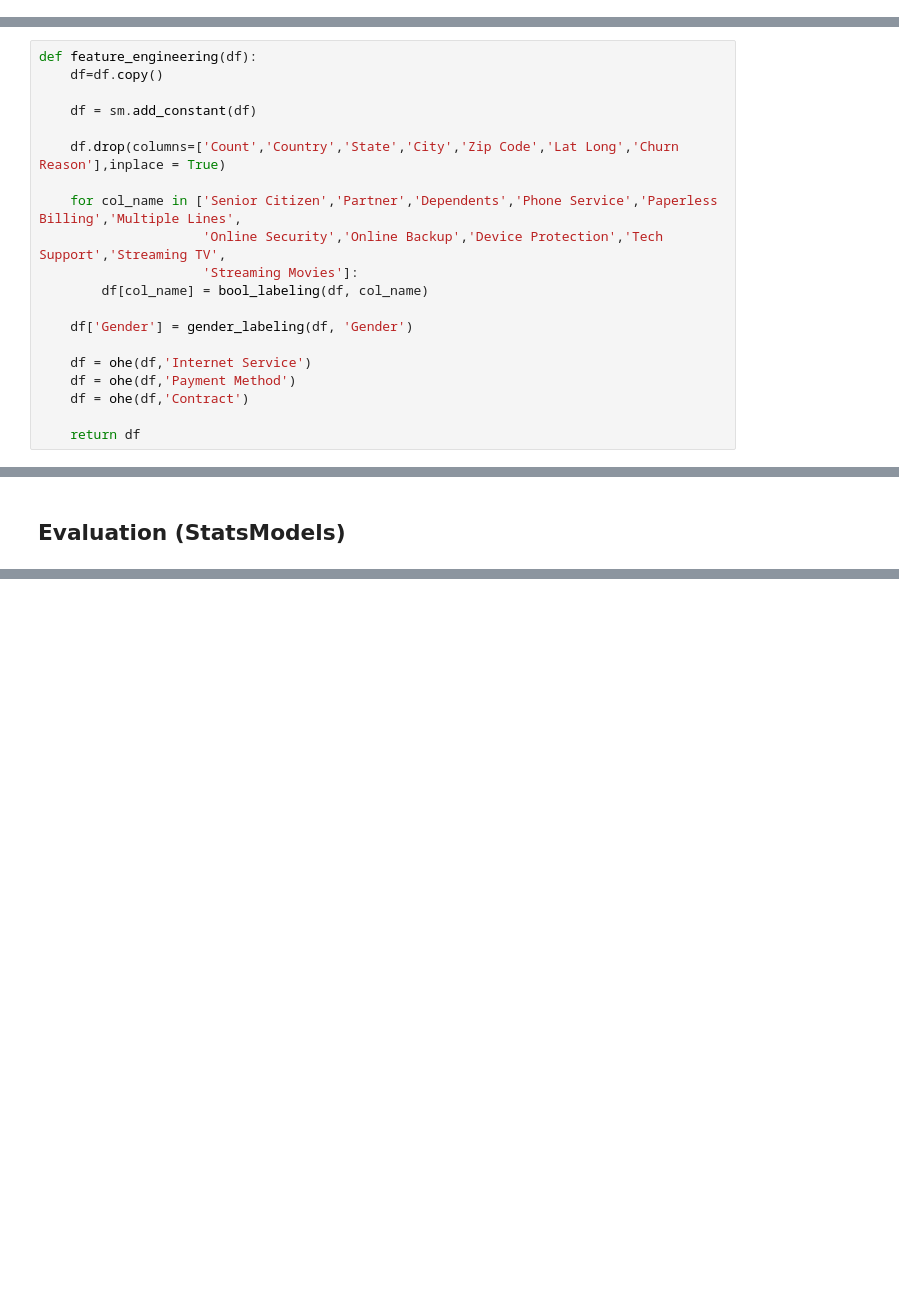
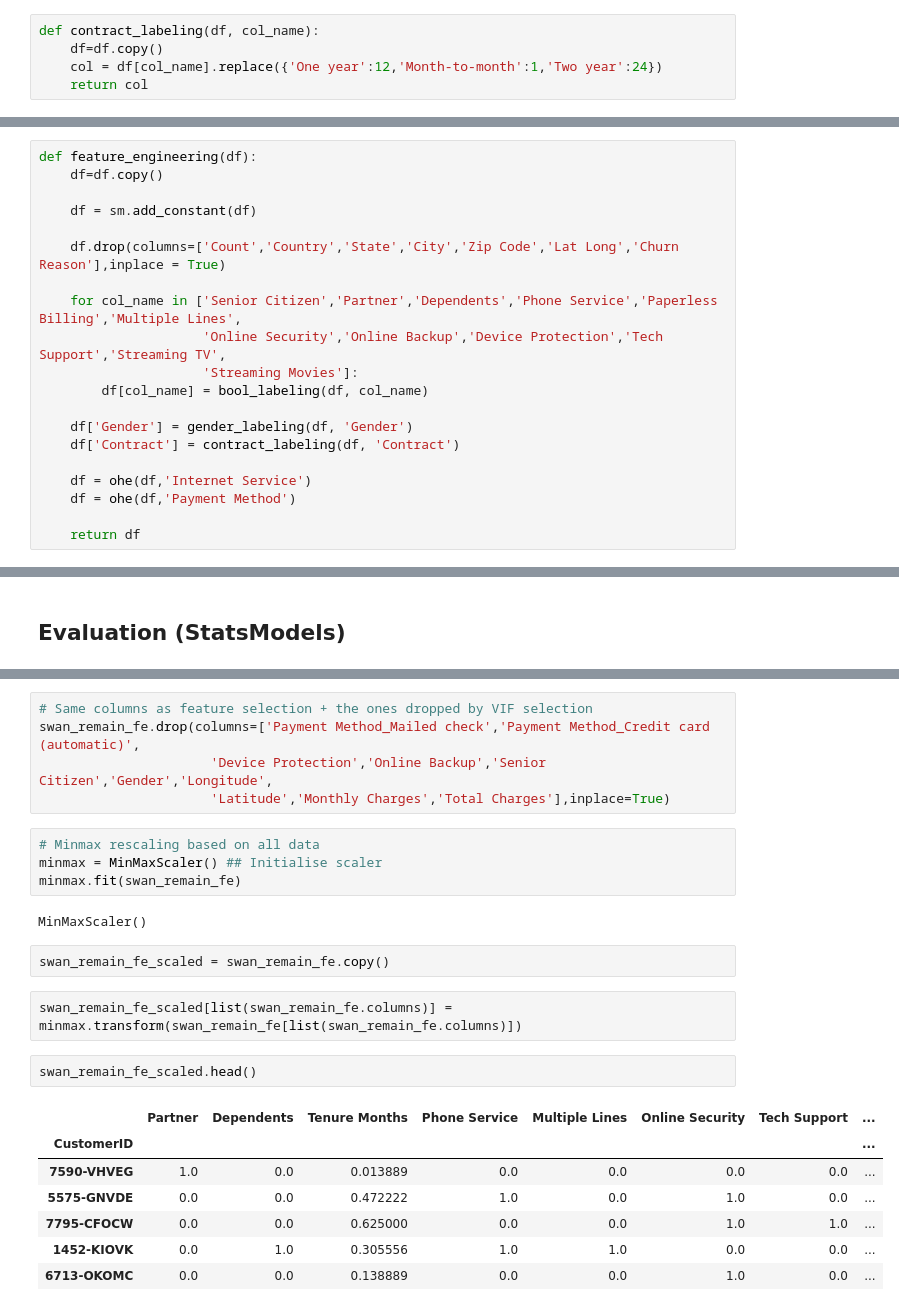
Before and after one commit to Aurelius-Blackwell/Customer_retention_analysis, a Jupyter notebook: Logreg V3.ipynb, the cells around one changed output, grey strips where cells are left out. Saved outputs shown, nothing was run; the diff lists cells and outputs as text; blank space fills up the shorter version.

```diff
--- a/Logreg V3.ipynb
+++ b/Logreg V3.ipynb
@@ -169,6 +169,11 @@ def gender_labeling(df, col_name):
     df = df.copy()
     col = df[col_name].replace({'Male':0,'Female':1,0:0,1:1})
     return col
+# %%
+def contract_labeling(df, col_name):
+    df=df.copy()
+    col = df[col_name].replace({'One year':12,'Month-to-month':1,'Two year':24})
+    return col
 # %%
 def ohe(df, col_name):
     df=df.copy()
@@ -188,9 +193,9 @@ def feature_engineering(df):
         df[col_name] = bool_labeling(df, col_name)
 
     df['Gender'] = gender_labeling(df, 'Gender')
+    df['Contract'] = contract_labeling(df, 'Contract')
 
     df = ohe(df,'Internet Service')
     df = ohe(df,'Payment Method')
-    df = ohe(df,'Contract')
 
     return df
@@ -394,0 +481,25 @@ Most_at_risk.tail()
+# %%
+# Same columns as feature selection + the ones dropped by VIF selection
+swan_remain_fe.drop(columns=['Payment Method_Mailed check','Payment Method_Credit card (automatic)',
+                      'Device Protection','Online Backup','Senior Citizen','Gender','Longitude',
+                      'Latitude','Monthly Charges','Total Charges'],inplace=True)
+# %%
+# Minmax rescaling based on all data
+minmax = MinMaxScaler() ## Initialise scaler
+minmax.fit(swan_remain_fe)
+# %% [output]
+MinMaxScaler()
+# %%
+swan_remain_fe_scaled = swan_remain_fe.copy()
+# %%
+swan_remain_fe_scaled[list(swan_remain_fe.columns)] = minmax.transform(swan_remain_fe[list(swan_remain_fe.columns)])
+# %%
+swan_remain_fe_scaled.head()
+# %% [output]
+|  | Partner | Dependents | Tenure Months | Phone Service | Multiple Lines | Online Security | Tech Support | ... |
+| CustomerID |  |  |  |  |  |  |  | ... |
+| 7590-VHVEG | 1.0 | 0.0 | 0.013889 | 0.0 | 0.0 | 0.0 | 0.0 | ... |
+| 5575-GNVDE | 0.0 | 0.0 | 0.472222 | 1.0 | 0.0 | 1.0 | 0.0 | ... |
+| 7795-CFOCW | 0.0 | 0.0 | 0.625000 | 0.0 | 0.0 | 1.0 | 1.0 | ... |
+| 1452-KIOVK | 0.0 | 1.0 | 0.305556 | 1.0 | 1.0 | 0.0 | 0.0 | ... |
+| 6713-OKOMC | 0.0 | 0.0 | 0.138889 | 0.0 | 0.0 | 1.0 | 0.0 | ... |
```
Also changed, not shown: parts of 60 cells of this notebook.
